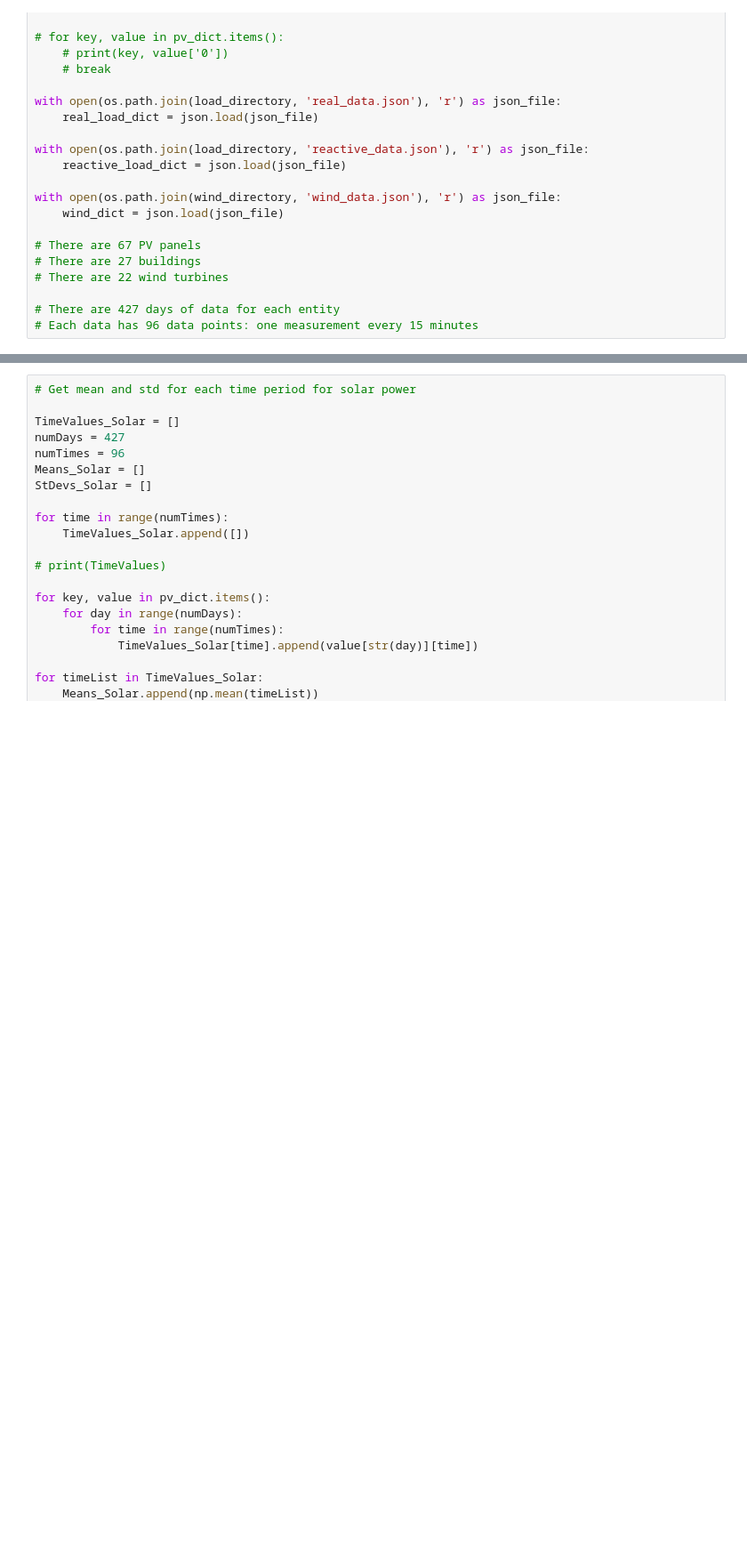
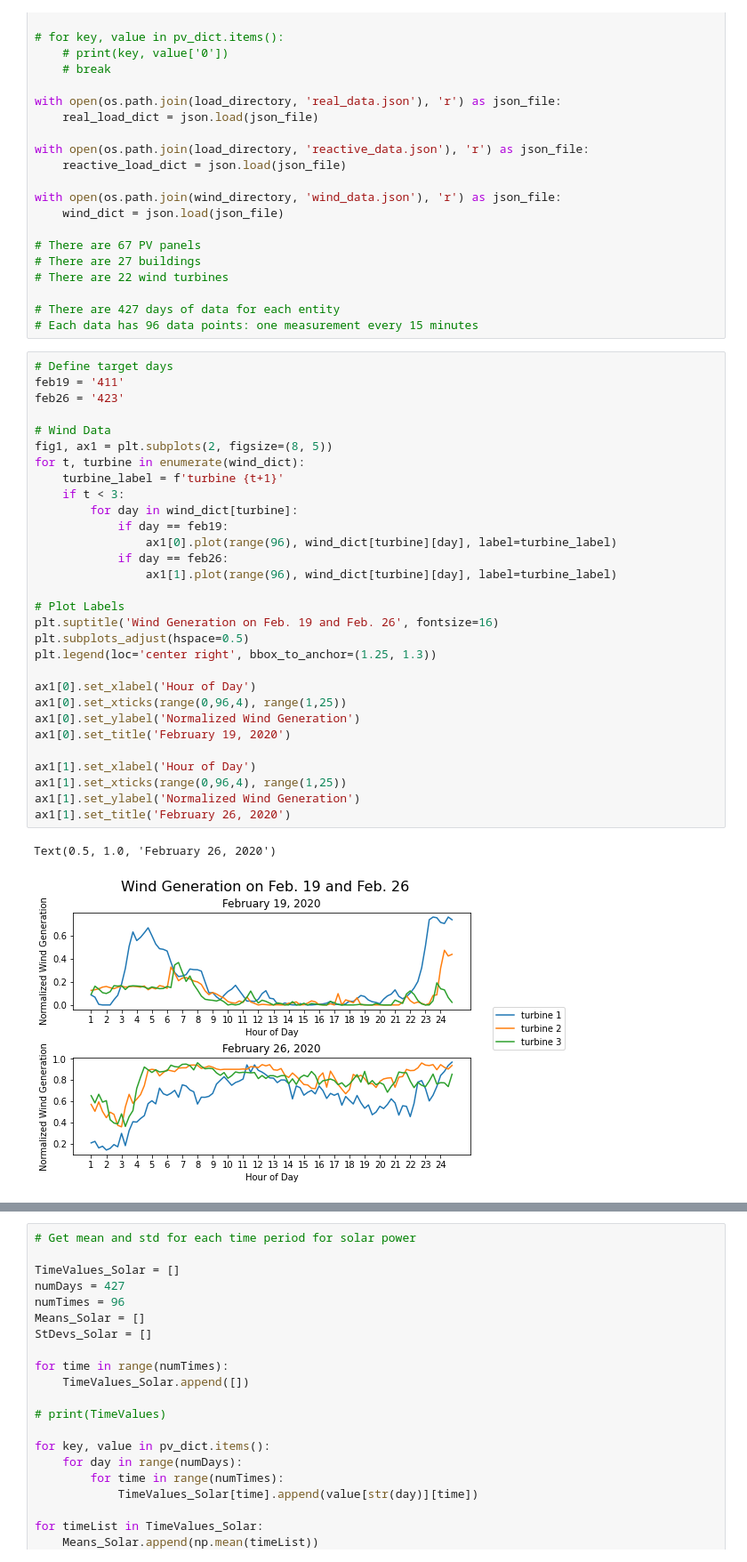
Before and after one commit to carlacupcake/CE295-OPF, a Jupyter notebook: main.ipynb, the cells around one changed output, grey strips where cells are left out. Shown: that part at 89% size. Cells and saved outputs as stored; diff of their text form; blank space fills up the shorter version.

Commit message:
input data plotting for paper in main

```diff
--- a/main.ipynb
+++ b/main.ipynb
@@ -100,3 +100,36 @@ with open(os.path.join(wind_directory, 'wind_data.json'), 'r') as json_file:
 
 # There are 427 days of data for each entity
 # Each data has 96 data points: one measurement every 15 minutes
+# %%
+# Define target days
+feb19 = '411'
+feb26 = '423'
+
+# Wind Data
+fig1, ax1 = plt.subplots(2, figsize=(8, 5))
+for t, turbine in enumerate(wind_dict):
+    turbine_label = f'turbine {t+1}'
+    if t < 3:
+        for day in wind_dict[turbine]:
+            if day == feb19:
+                ax1[0].plot(range(96), wind_dict[turbine][day], label=turbine_label)
+            if day == feb26:
+                ax1[1].plot(range(96), wind_dict[turbine][day], label=turbine_label)
+
+# Plot Labels
+plt.suptitle('Wind Generation on Feb. 19 and Feb. 26', fontsize=16)
+plt.subplots_adjust(hspace=0.5)
+plt.legend(loc='center right', bbox_to_anchor=(1.25, 1.3))
+
+ax1[0].set_xlabel('Hour of Day')
+ax1[0].set_xticks(range(0,96,4), range(1,25))
+ax1[0].set_ylabel('Normalized Wind Generation')
+ax1[0].set_title('February 19, 2020')
+
+ax1[1].set_xlabel('Hour of Day')
+ax1[1].set_xticks(range(0,96,4), range(1,25))
+ax1[1].set_ylabel('Normalized Wind Generation')
+ax1[1].set_title('February 26, 2020')
+# %% [output]
+Text(0.5, 1.0, 'February 26, 2020')
+[figure, added]
```
Also changed, not shown: parts of 2 cells of this notebook, 3 other files.
